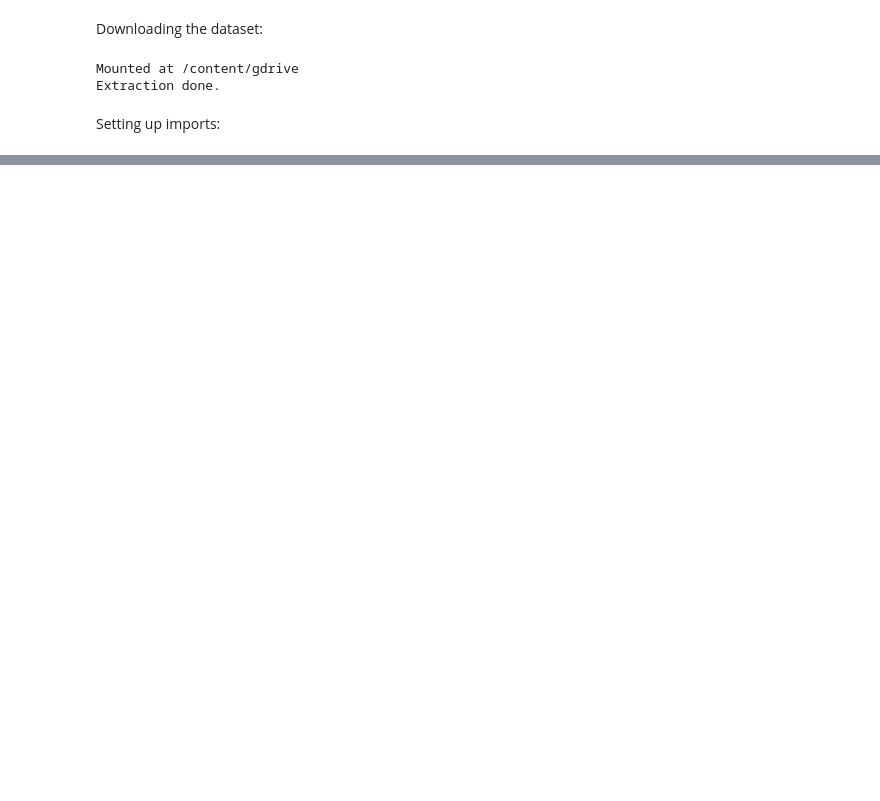
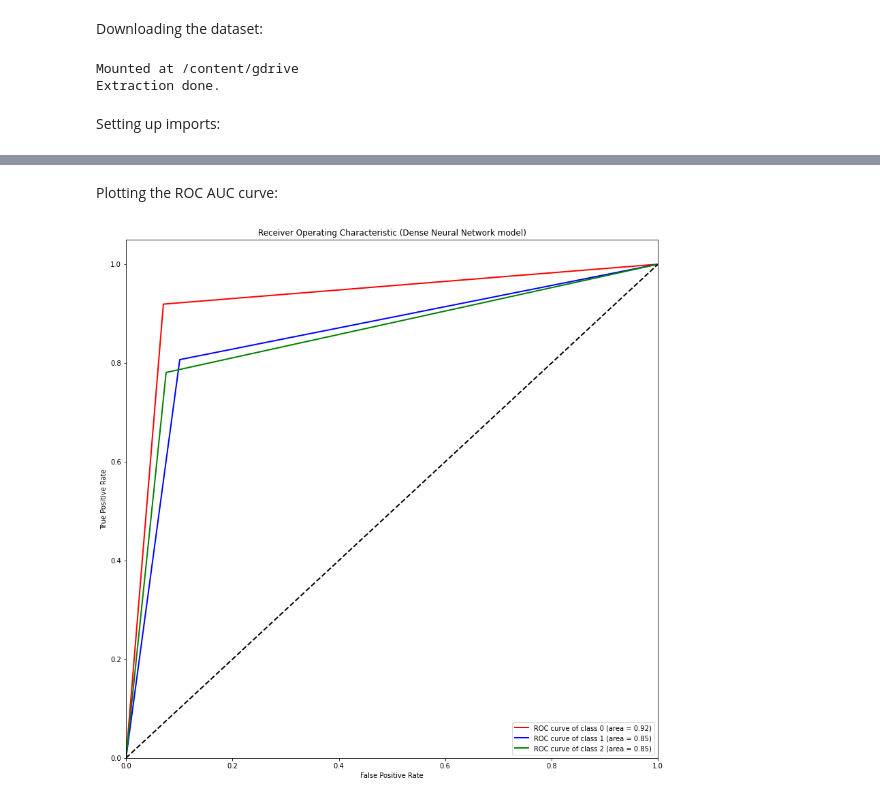
Before and after one commit to AritraStark/Deeplense_GSOC_2022, a Jupyter notebook: Deeplense_test_1.ipynb, the cells around one changed output, grey strips where cells are left out. Cells and saved outputs as stored; diff of their text form; code cells hidden in the pictures; blank space fills up the shorter version.

```diff
--- a/Deeplense_test_1.ipynb
+++ b/Deeplense_test_1.ipynb
@@ -123,0 +124,5 @@ model = tf.keras.models.Sequential([
+# %%
+val = list(zip(test_X, test_y))
+random.shuffle(val)
+test_X, test_y = zip(*val)
+del val
@@ -125,10 +157,3 @@ model = tf.keras.models.Sequential([
 filepath="classifier_weights2-improvement-{epoch:02d}-{val_accuracy:.2f}.hdf5"
 checkpoint1 = tf.keras.callbacks.ModelCheckpoint(filepath, monitor='val_accuracy', verbose=1, save_best_only=True, mode='max')
 callbacks_list = [checkpoint1]
-# %%
-model.compile(optimizer=tf.keras.optimizers.Adam(learning_rate=0.0001),loss='categorical_crossentropy',metrics=['accuracy'])
-history = model.fit(X_train,  y_train,
-                    validation_split=0.2,
-                    epochs=50,
-                    batch_size=64,
-)
@@ -134,0 +162,6 @@ history = model.fit(X_train,  y_train,
+# %%
+history = model.fit(train_X,
+                    train_y,
+                    epochs=20,
+                    validation_data=(test_X, test_y)
+)
@@ -168,0 +211,43 @@ roc_auc_score(y_test, bin)
+# %% [markdown]
+Plotting the ROC AUC curve:
+# %%
+prediction = model.predict(test_X)
+
+for i in prediction:
+    k = np.argmax(i)
+    for j in range(3):
+        if j == k:
+            i[j] = 1
+        else:
+            i[j] = 0
+
+temp_test_y = []
+
+for i in range(len(test_y)):
+    a = [0, 0, 0]
+    a[test_y[i]] = 1
+    temp_test_y.append(a)
+
+temp_test_y = np.array(temp_test_y)
+fpr = dict()
+tpr = dict()
+roc_auc = dict()
+
+for i in range(3):
+    fpr[i], tpr[i], _ = roc_curve(temp_test_y[:, i], prediction[:, i])
+    roc_auc[i] = auc(fpr[i], tpr[i])
+colors = ['red', 'blue', 'green']
+
+for i, color in zip(range(3), colors):
+    plt.plot(fpr[i], tpr[i], color=color, lw=2, label='ROC curve of class {0} (area = {1:0.2f})' ''.format(i, roc_auc[i]))
+
+plt.plot([0, 1], [0, 1], 'k--', lw=2)
+plt.xlim([0.0, 1.0])
+plt.ylim([0.0, 1.05])
+plt.xlabel('False Positive Rate')
+plt.ylabel('True Positive Rate')
+plt.title('Receiver Operating Characteristic (Dense Neural Network model)')
+plt.legend(loc="lower right")
+plt.show()
+# %% [output]
+[figure, added]
```
Also changed, not shown: parts of 26 cells of this notebook.
